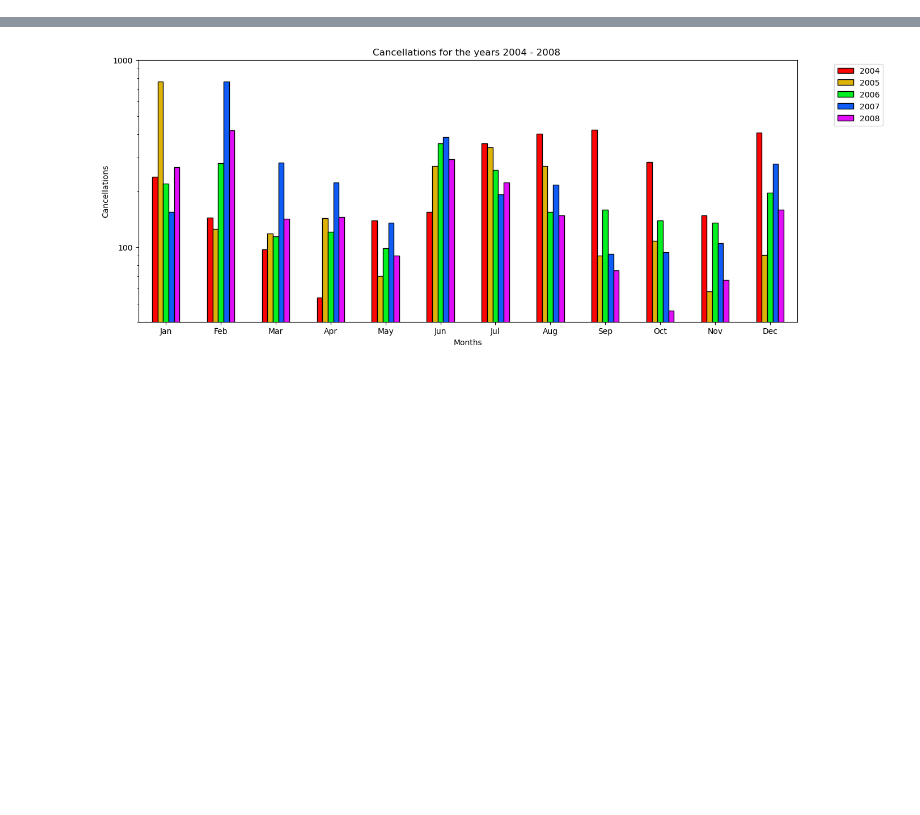
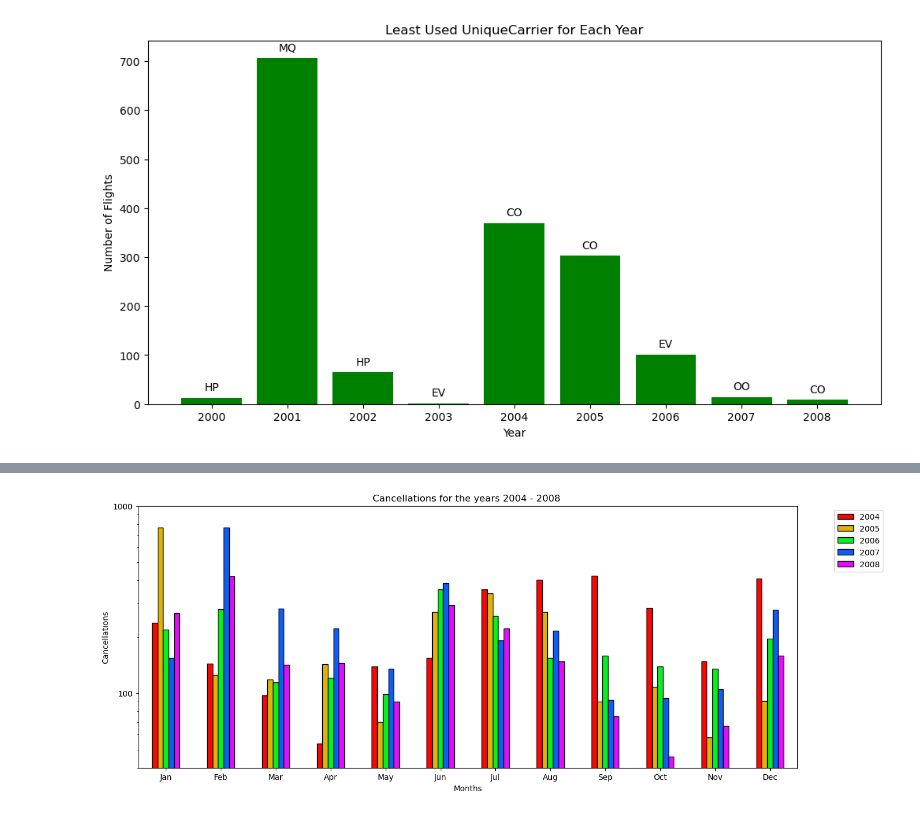
Before and after one commit to purcellcjp/module_7_project_1, a Jupyter notebook: Data/Main.ipynb, the cells around one changed output, grey strips where cells are left out. Saved outputs shown, nothing was run; the diff lists cells and outputs as text; code cells hidden in the pictures; blank space fills up the shorter version.

```diff
--- a/Data/Main.ipynb
+++ b/Data/Main.ipynb
@@ -235,0 +356,7 @@ complete_df.loc[complete_df["CancellationCode"] == "D", "CancellationCode"] = 'S
+# %%
+# Group by Year and UniqueCarrier, then count the occurrences
+carrier_counts = new_df.groupby(['Year', 'UniqueCarrier']).size().reset_index(name='Count')
+
+# For each year, find the UniqueCarrier with the minimum count
+least_used_carrier_per_year = carrier_counts.loc[carrier_counts.groupby('Year')['Count'].idxmin()]
+least_used_carrier_per_year
@@ -235,0 +374,18 @@ complete_df.loc[complete_df["CancellationCode"] == "D", "CancellationCode"] = 'S
+# %%
+# bar chart
+plt.figure(figsize=(12, 6))
+bars = plt.bar(least_used_carrier_per_year['Year'], least_used_carrier_per_year['Count'], color='green')
+plt.xticks(least_used_carrier_per_year['Year'])
+plt.xlabel('Year')
+plt.ylabel('Number of Flights')
+plt.title('Least Used UniqueCarrier for Each Year')
+
+# Add the carrier name on top of each bar
+for bar, carrier in zip(bars, least_used_carrier_per_year['UniqueCarrier']):
+    yval = bar.get_height()
+    plt.text(bar.get_x() + bar.get_width()/2, yval + 10, carrier, ha='center', va='bottom', fontsize=10)
+
+plt.savefig("Images/least_unique_carriers.png")
+plt.show()
+# %% [output]
+[figure, added]
```
Also changed, not shown: parts of 45 cells of this notebook, 6 other files.
